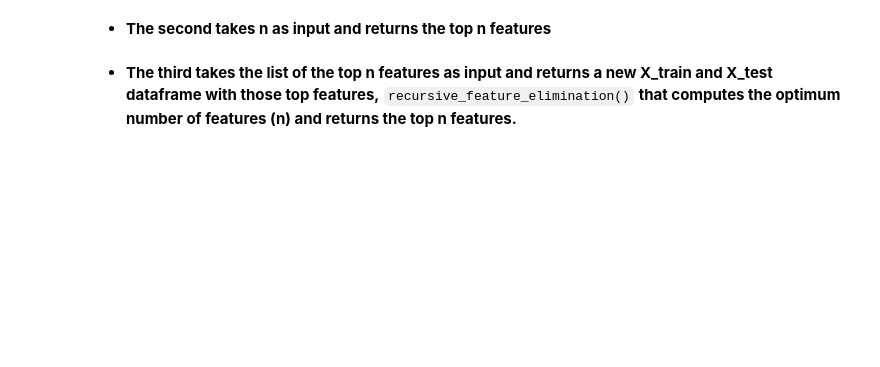
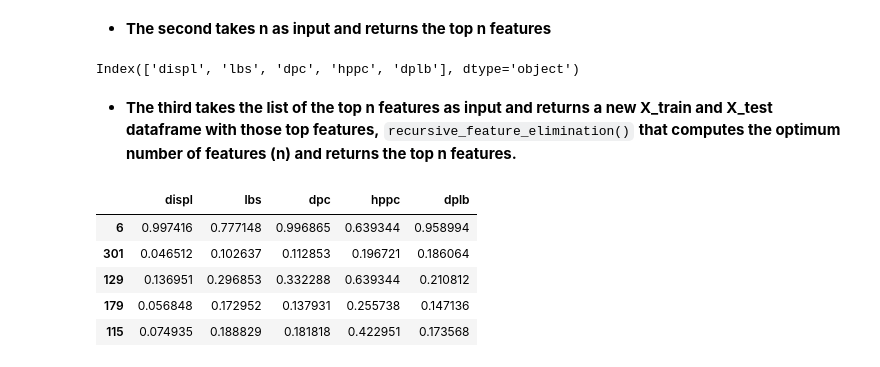
Before and after one commit to kjeliasen/ds-methodologies-exercises, a Jupyter notebook: regression/Features_demo.ipynb, the cells around one changed output. Drawn from its saved outputs; the diff is of its cells as text; code cells hidden in the pictures; blank space fills up the shorter version.

```diff
--- a/regression/Features_demo.ipynb
+++ b/regression/Features_demo.ipynb
@@ -454,6 +593,59 @@ def lasso_cv_coef(X_train, y_train):
 # %% [markdown]
    - **The second takes n as input and returns the top n features**
+# %%
+def optimal_features(X_train, y_train, number_of_features):
+    '''
+    optimal_features(X_train, y_train, number_of_features)
+    RETURNS: selected_features_rfe
+
+    Taking the output of optimal_number_of_features, as n, and use that value to
+    run recursive feature elimination to find the n best features'''
+    cols = list(X_train.columns)
+    model = LinearRegression()
+
+    #Initializing RFE model
+    rfe = RFE(model, number_of_features)
+
+    #Transforming data using RFE
+    X_rfe = rfe.fit_transform(X_train,y_train)
+
+    #Fitting the data to model
+    model.fit(X_rfe,y_train)
+    temp = pd.Series(rfe.support_,index = cols)
+    selected_features_rfe = temp[temp==True].index
+
+    return selected_features_rfe
+# %%
+selected_features_rfe = optimal_features(X_train_scaled, y_train_scaled, number_of_features)
+selected_features_rfe
+# %% [output]
+Index(['displ', 'lbs', 'dpc', 'hppc', 'dplb'], dtype='object')
 # %% [markdown]
    - **The third takes the list of the top n features as input and returns a new X_train and X_test dataframe with those top features,**
    `recursive_feature_elimination()`
    **that computes the optimum number of features (n) and returns the top n features.**
+# %%
+def create_optimal_dataframe(X_train, X_test, selected_features_rfe):
+    '''
+    create_optimal_dataframe(X_train, X_test, selected_features)
+    RETURNS X_train_optimal, X_test_optimal
+
+    Takes output of optimal_features and creates new optimized X_train and X_test
+    dataframes containing only those features..
+    '''
+
+    X_train_optimal = X_train[selected_features_rfe]
+    X_test_optimal = X_test[selected_features_rfe]
+
+    return X_train_optimal, X_test_optimal
+# %%
+X_train_optimal, X_test_optimal = create_optimal_dataframe(X_train_scaled, X_test_scaled, selected_features_rfe)
+# %%
+X_train_optimal.head(5)
+# %% [output]
+|  | displ | lbs | dpc | hppc | dplb |
+| 6 | 0.997416 | 0.777148 | 0.996865 | 0.639344 | 0.958994 |
+| 301 | 0.046512 | 0.102637 | 0.112853 | 0.196721 | 0.186064 |
+| 129 | 0.136951 | 0.296853 | 0.332288 | 0.639344 | 0.210812 |
+| 179 | 0.056848 | 0.172952 | 0.137931 | 0.255738 | 0.147136 |
+| 115 | 0.074935 | 0.188829 | 0.181818 | 0.422951 | 0.173568 |
```
Also changed, not shown: parts of 27 cells of this notebook, 1 other file.
